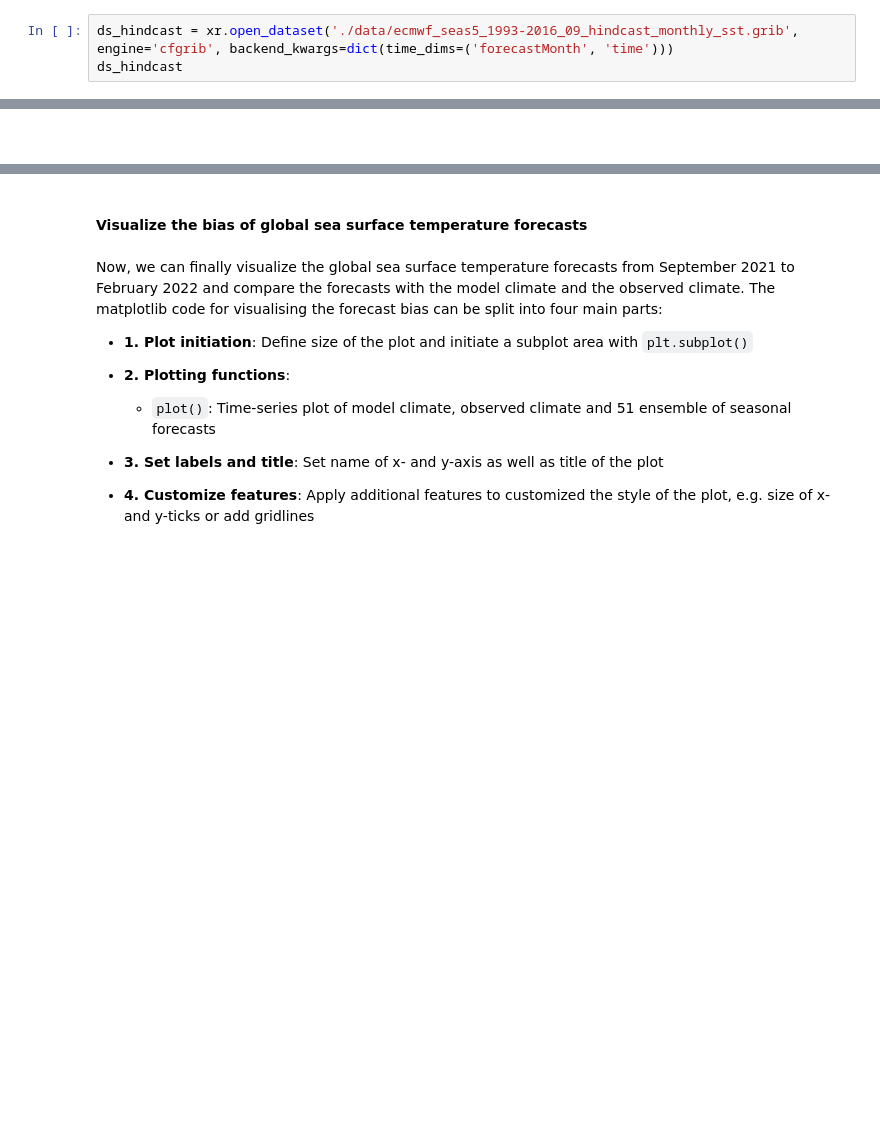
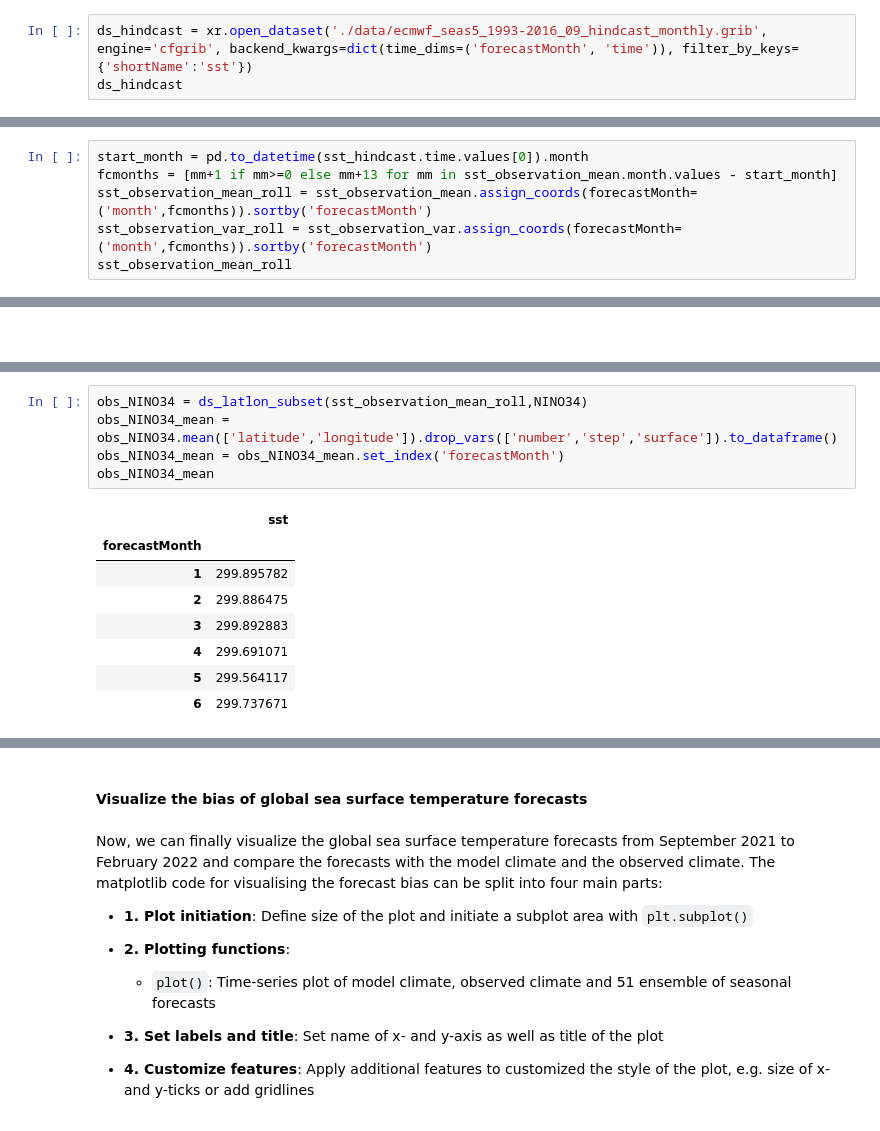
Before and after one commit to edupenabad/copernicus-training, a Jupyter notebook: 122_c3s_seasonal_forecasts_bias_correction.ipynb, the cells around one changed output, grey strips where cells are left out. Saved outputs shown, nothing was run; the diff lists cells and outputs as text; blank space fills up the shorter version.

```diff
--- a/122_c3s_seasonal_forecasts_bias_correction.ipynb
+++ b/122_c3s_seasonal_forecasts_bias_correction.ipynb
@@ -107,7 +110,7 @@ You can specify a custom data structure by identifying the keyword argument `bac
 * `latitude`: latitudes (181 -> 1 deg resolution)
 * `longitude`: longitudes (360 --> 1 deg resolution)
 # %%
-ds_hindcast = xr.open_dataset('./data/ecmwf_seas5_1993-2016_09_hindcast_monthly_sst.grib', engine='cfgrib', backend_kwargs=dict(time_dims=('forecastMonth', 'time')))
+ds_hindcast = xr.open_dataset('./data/ecmwf_seas5_1993-2016_09_hindcast_monthly.grib', engine='cfgrib', backend_kwargs=dict(time_dims=('forecastMonth', 'time')), filter_by_keys={'shortName':'sst'})
 ds_hindcast
 # %% [output]
 <xarray.Dataset>
@@ -324,0 +346,6 @@ Now, we have also loaded and computed the climate mean and variance of the ERA5
+# %%
+start_month = pd.to_datetime(sst_hindcast.time.values[0]).month
+fcmonths = [mm+1 if mm>=0 else mm+13 for mm in sst_observation_mean.month.values - start_month]
+sst_observation_mean_roll = sst_observation_mean.assign_coords(forecastMonth=('month',fcmonths)).sortby('forecastMonth')
+sst_observation_var_roll = sst_observation_var.assign_coords(forecastMonth=('month',fcmonths)).sortby('forecastMonth')
+sst_observation_mean_roll
@@ -569,0 +567,14 @@ sst_forecast_global_df_final
+# %%
+obs_NINO34 = ds_latlon_subset(sst_observation_mean_roll,NINO34)
+obs_NINO34_mean = obs_NINO34.mean(['latitude','longitude']).drop_vars(['number','step','surface']).to_dataframe()
+obs_NINO34_mean = obs_NINO34_mean.set_index('forecastMonth')
+obs_NINO34_mean
+# %% [output]
+|  | sst |
+| forecastMonth |  |
+| 1 | 299.895782 |
+| 2 | 299.886475 |
+| 3 | 299.892883 |
+| 4 | 299.691071 |
+| 5 | 299.564117 |
+| 6 | 299.737671 |
```
Also changed, not shown: parts of 34 cells of this notebook.
